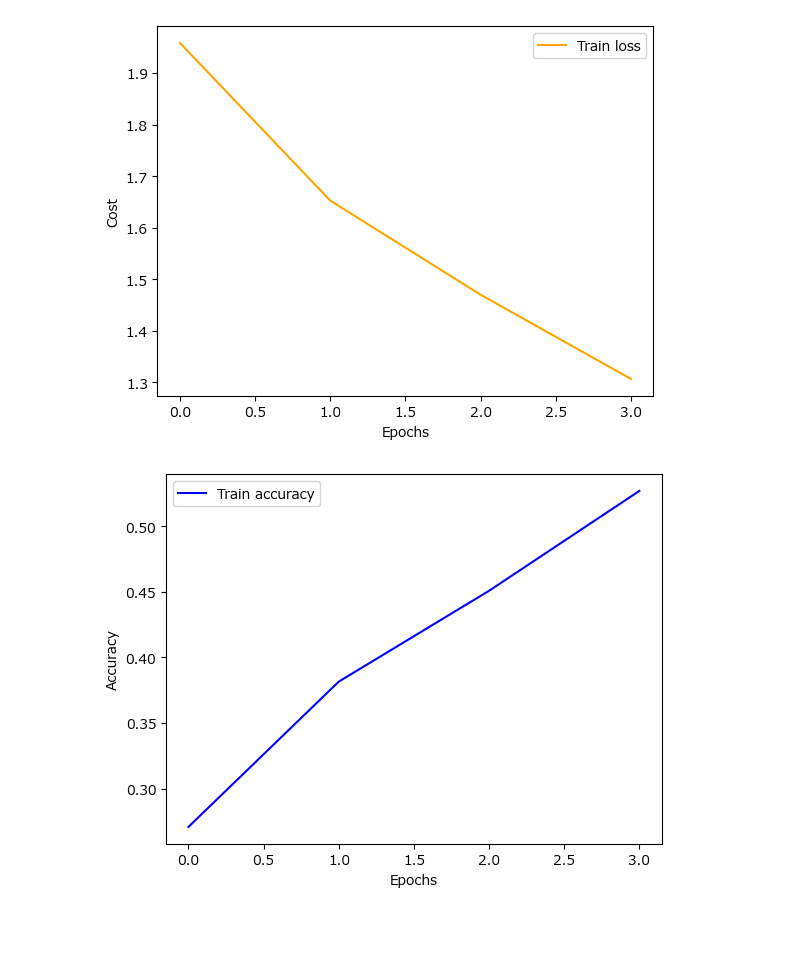
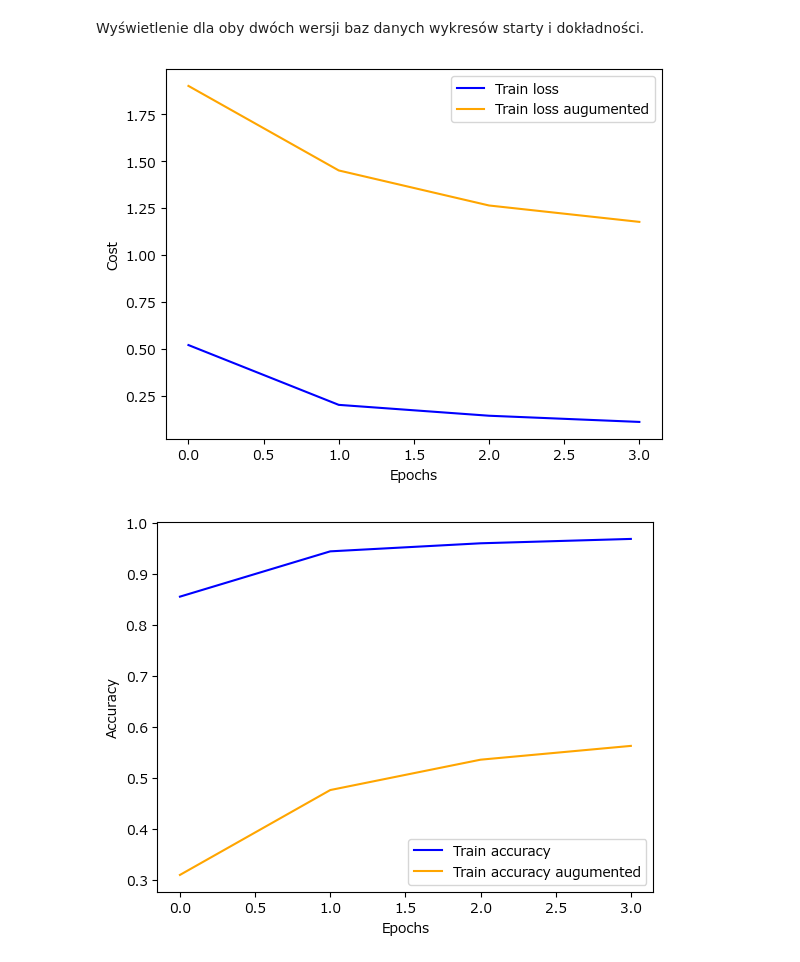
Before and after one commit to GGryg/inteligencja-obliczeniowa, a Jupyter notebook: kuzushiji/kuzushiji.ipynb, the cells around one changed output. Cells and saved outputs as stored; diff of their text form; code cells hidden in the pictures; blank space fills up the shorter version.

```diff
--- a/kuzushiji/kuzushiji.ipynb
+++ b/kuzushiji/kuzushiji.ipynb
@@ -111,4 +123,4 @@ Epoch 4/4
 # %%
-history = model.fit(aTrainData, train_labels, epochs=4, batch_size=BATCH_SIZE, verbose=1)
+history2 = model.fit(aTrainData, train_labels, epochs=4, batch_size=BATCH_SIZE, verbose=1)
 # %% [output]
 Epoch 1/4
@@ -122,15 +134,19 @@ Epoch 4/4
+# %% [markdown]
+Wyświetlenie dla oby dwóch wersji baz danych wykresów starty i dokładności.
 # %%
-plt.plot(history.history['loss'], label='Train loss', color='orange')
+plt.plot(history.history['loss'], label='Train loss', color='blue')
+plt.plot(history2.history['loss'], label='Train loss augumented', color='orange')
 plt.legend()
 plt.xlabel('Epochs')
 plt.ylabel('Cost')
 plt.show()
 
 plt.plot(history.history['accuracy'], label='Train accuracy', color='blue')
+plt.plot(history2.history['accuracy'], label='Train accuracy augumented', color='orange')
 plt.legend()
 plt.xlabel('Epochs')
 plt.ylabel('Accuracy')
 plt.show()
 # %% [output]
-[figure, old version]
+[figure, new version]
-[figure, old version]
+[figure, new version]
```
Also changed, not shown: parts of 33 cells of this notebook, 2 other files.
